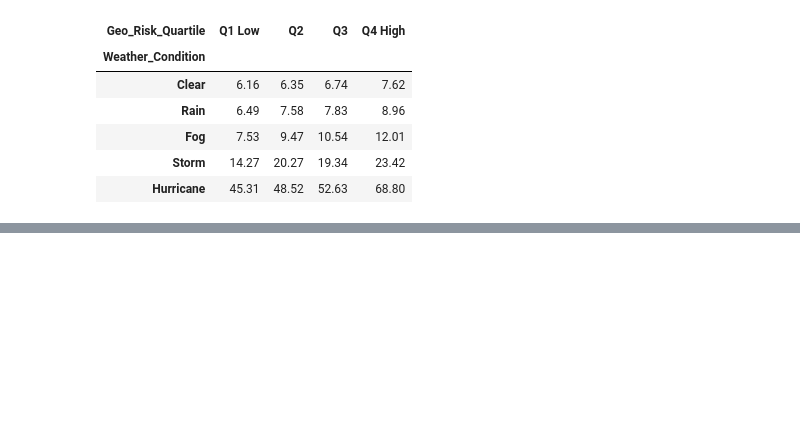
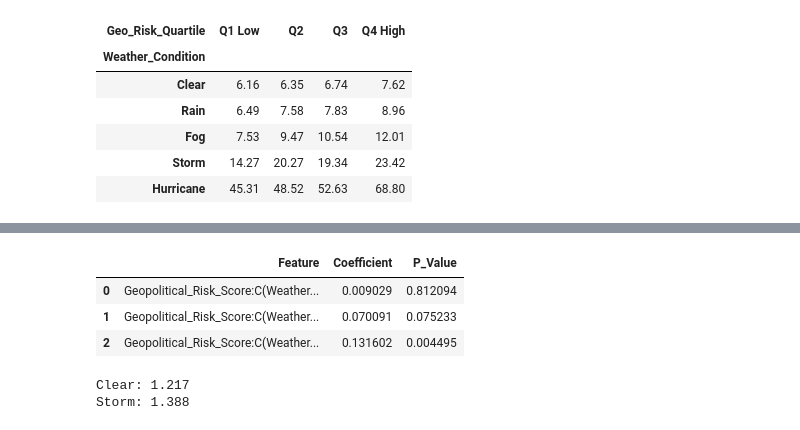
Before and after one commit to sharath1103/Global-Supply-Chain-Disruption, a Jupyter notebook: global_supply_chain_disruption.ipynb, the cells around one changed output, grey strips where cells are left out. Saved outputs shown, nothing was run; the diff lists cells and outputs as text; code cells hidden in the pictures; blank space fills up the shorter version.

```diff
--- a/global_supply_chain_disruption.ipynb
+++ b/global_supply_chain_disruption.ipynb
@@ -1140,0 +1362,59 @@ leadtime_interaction.loc[weather_order].round(2)
+# %%
+train_df = df.loc[X_train.index].copy()
+
+train_no_hurricane = train_df[
+    train_df["Weather_Condition"] != "Hurricane"
+].copy()
+
+import statsmodels.api as sm
+import statsmodels.formula.api as smf
+
+interaction_formula = """
+Disruption_Occurred
+~
+Geopolitical_Risk_Score
+* C(Weather_Condition,Treatment(reference="Clear"))
++ Carrier_Reliability_Score
++ Distance_km
++ Weight_MT
++ Fuel_Price_Index
++ C(Transport_Mode)
++ C(Product_Category)
++ C(Origin_Port)
++ C(Destination_Port)
+"""
+interaction_glm = smf.glm(
+    formula=interaction_formula,
+    data=train_no_hurricane,
+    family=sm.families.Binomial()
+).fit()
+
+interaction_results = []
+for feature in interaction_glm.params.index:
+    if ":" in feature:
+        interaction_results.append({
+            "Feature": feature,
+            "Coefficient": interaction_glm.params[feature],
+            "P_Value": interaction_glm.pvalues[feature]
+        })
+interaction_results = pd.DataFrame(interaction_results)
+interaction_results
+# %% [output]
+|  | Feature | Coefficient | P_Value |
+| 0 | Geopolitical_Risk_Score:C(Weather... | 0.009029 | 0.812094 |
+| 1 | Geopolitical_Risk_Score:C(Weather... | 0.070091 | 0.075233 |
+| 2 | Geopolitical_Risk_Score:C(Weather... | 0.131602 | 0.004495 |
+# %%
+geo_main = interaction_glm.params["Geopolitical_Risk_Score"]
+
+storm_interaction = interaction_glm.params[
+    'Geopolitical_Risk_Score:C(Weather_Condition, Treatment(reference="Clear"))[T.Storm]'
+]
+
+clear_geo_odds_ratio = np.exp(geo_main)
+storm_geo_odds_ratio = np.exp(geo_main + storm_interaction)
+print("Clear:",round(clear_geo_odds_ratio, 3))
+print("Storm:",round(storm_geo_odds_ratio, 3))
+# %% [output]
+Clear: 1.217
+Storm: 1.388
```
Also changed, not shown: parts of 7 cells of this notebook.
